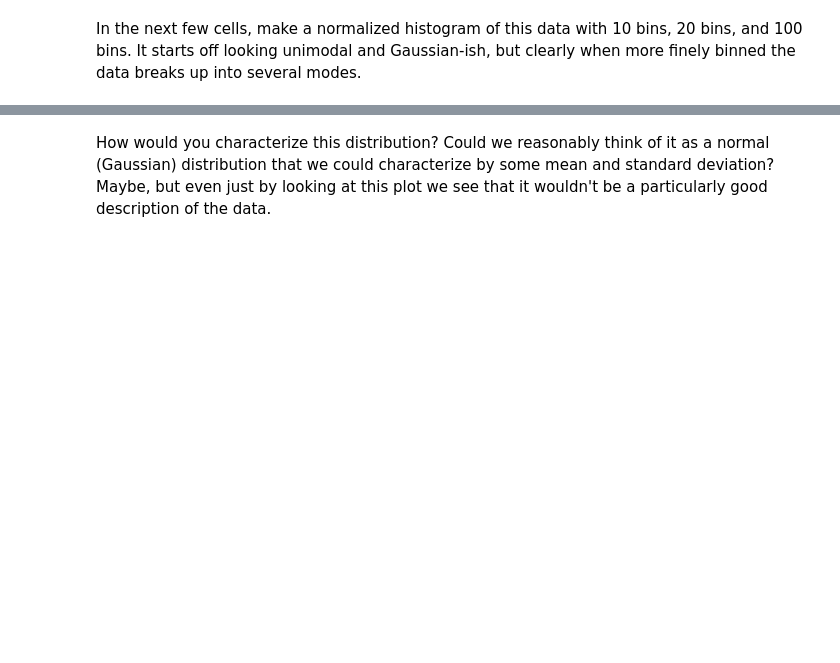
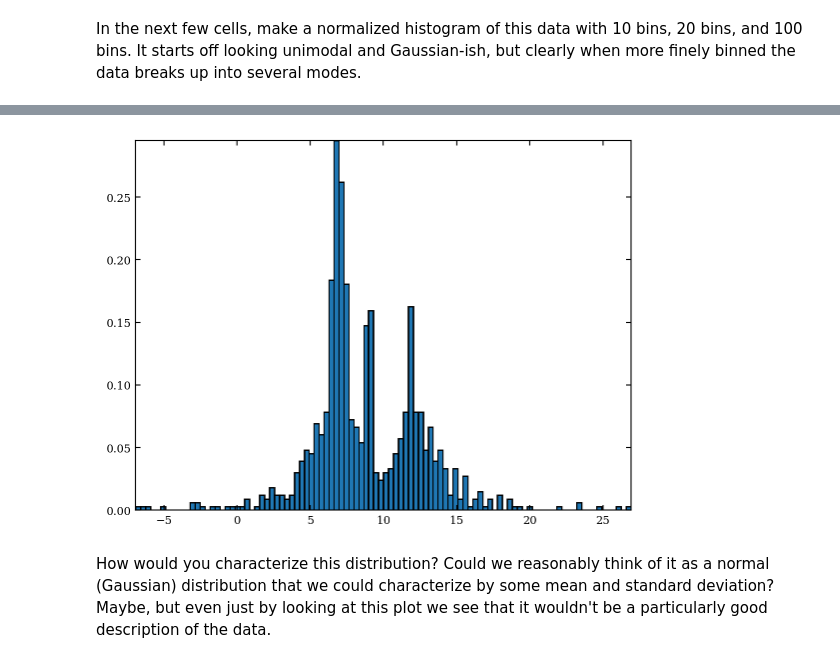
Before and after one commit to VanderbiltAstronomy/astr_8070_s24, a Jupyter notebook: coursework/student_folders/levi_schult/lectures/Lecture_7_levischult.ipynb, the cells around one changed output, grey strips where cells are left out. Cells and saved outputs as stored; diff of their text form; code cells hidden in the pictures; blank space fills up the shorter version.

```diff
--- a/coursework/student_folders/levi_schult/lectures/Lecture_7_levischult.ipynb
+++ b/coursework/student_folders/levi_schult/lectures/Lecture_7_levischult.ipynb
@@ -410,5 +475,8 @@ plt.hist(x,___,___);
 # %%
 # 100 bins
+plt.hist(x, bins=100, density=True);
+# %% [output]
+[figure, added]
 # %% [markdown]
 How would you characterize this distribution?  Could we reasonably think of it as a normal (Gaussian) distribution that we could characterize by some mean and standard deviation?  Maybe, but even just by looking at this plot we see that it wouldn't be a particularly good description of the data.
 # %% [markdown]
```
Also changed, not shown: parts of 22 cells of this notebook.
